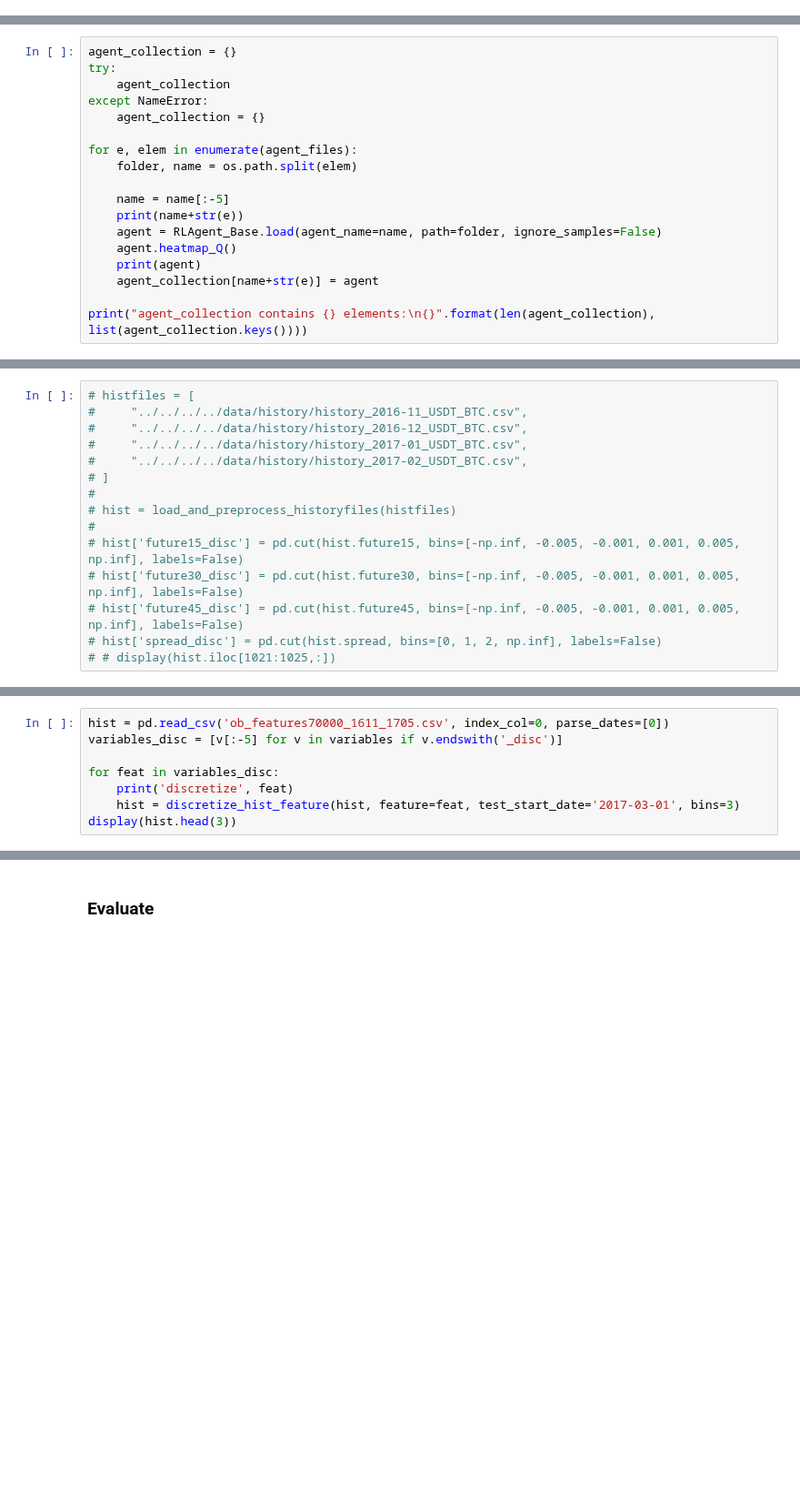
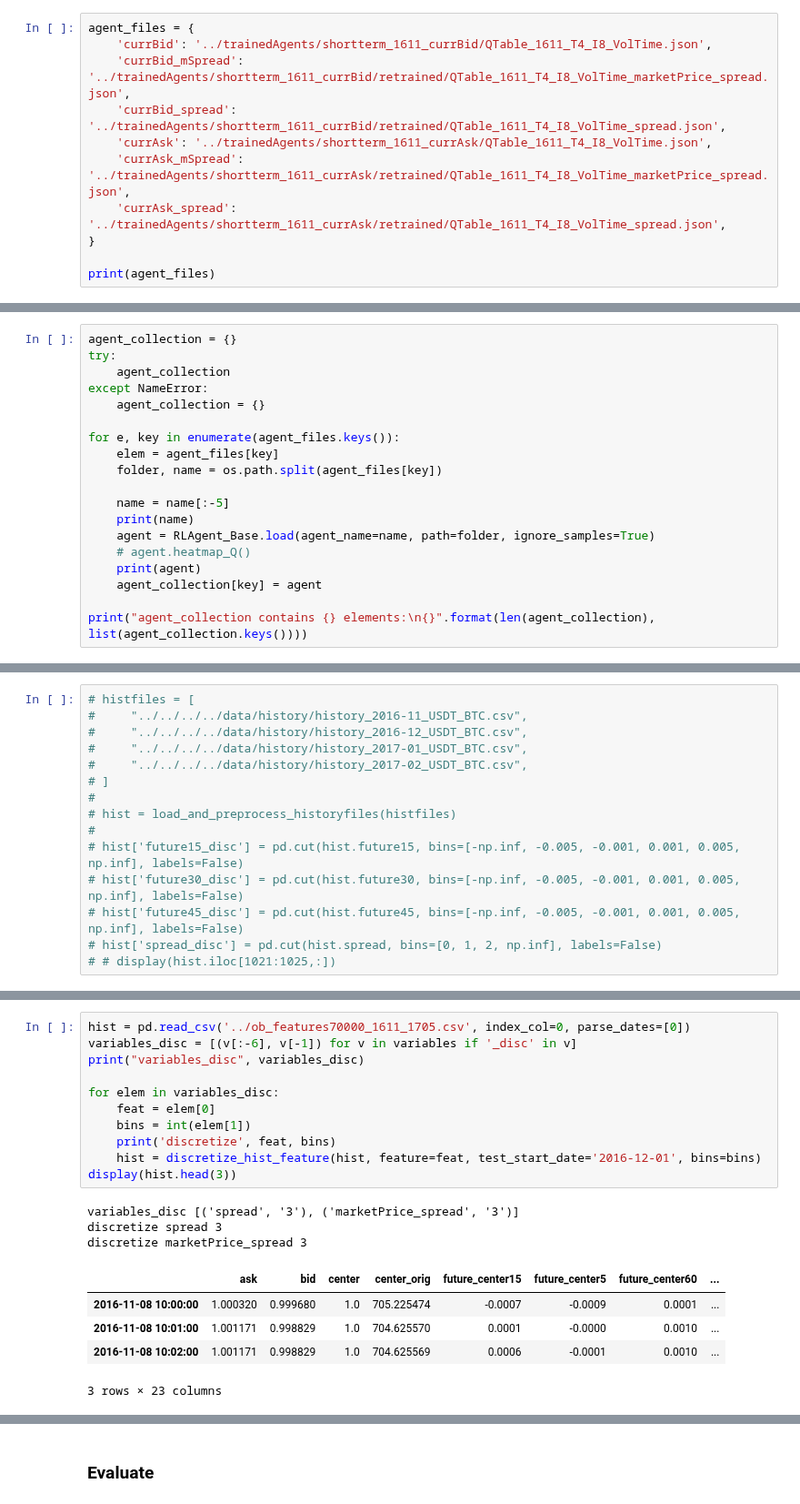
Before and after one commit to axelperschmann/orderbook_agent, a Jupyter notebook: orderbook_agent/notebooks/Thesis_Experiments/1_eval_actionBase_BidAsk.ipynb, the cells around one changed output, grey strips where cells are left out. Shown at 91% size. Drawn from its saved outputs; the diff is of its cells as text; blank space fills up the shorter version.

```diff
--- a/orderbook_agent/notebooks/Thesis_Experiments/1_eval_actionBase_BidAsk.ipynb
+++ b/orderbook_agent/notebooks/Thesis_Experiments/1_eval_actionBase_BidAsk.ipynb
@@ -42,0 +30,11 @@ print(agent_files)
+# %%
+agent_files = {
+    'currBid': '../trainedAgents/shortterm_1611_currBid/QTable_1611_T4_I8_VolTime.json',
+    'currBid_mSpread': '../trainedAgents/shortterm_1611_currBid/retrained/QTable_1611_T4_I8_VolTime_marketPrice_spread.json',
+    'currBid_spread':  '../trainedAgents/shortterm_1611_currBid/retrained/QTable_1611_T4_I8_VolTime_spread.json',
+    'currAsk': '../trainedAgents/shortterm_1611_currAsk/QTable_1611_T4_I8_VolTime.json',
+    'currAsk_mSpread': '../trainedAgents/shortterm_1611_currAsk/retrained/QTable_1611_T4_I8_VolTime_marketPrice_spread.json',
+    'currAsk_spread': '../trainedAgents/shortterm_1611_currAsk/retrained/QTable_1611_T4_I8_VolTime_spread.json',
+}
+
+print(agent_files)
@@ -47,15 +47,16 @@ try:
 except NameError:
     agent_collection = {}
 
-for e, elem in enumerate(agent_files):
-    folder, name = os.path.split(elem)
+for e, key in enumerate(agent_files.keys()):
+    elem = agent_files[key]
+    folder, name = os.path.split(agent_files[key])
 
     name = name[:-5]
-    print(name+str(e))
-    agent = RLAgent_Base.load(agent_name=name, path=folder, ignore_samples=False)
-    agent.heatmap_Q()
+    print(name)
+    agent = RLAgent_Base.load(agent_name=name, path=folder, ignore_samples=True)
+    # agent.heatmap_Q()
     print(agent)
-    agent_collection[name+str(e)] = agent
+    agent_collection[key] = agent
 
 print("agent_collection contains {} elements:\n{}".format(len(agent_collection), list(agent_collection.keys())))
 # %% [output]
@@ -155,9 +112,21 @@ variables
 # %%
-hist = pd.read_csv('ob_features70000_1611_1705.csv', index_col=0, parse_dates=[0])
-variables_disc = [v[:-5] for v in variables if v.endswith('_disc')]
+hist = pd.read_csv('../ob_features70000_1611_1705.csv', index_col=0, parse_dates=[0])
+variables_disc = [(v[:-6], v[-1]) for v in variables if '_disc' in v]
+print("variables_disc", variables_disc)
 
-for feat in variables_disc:
-    print('discretize', feat)
-    hist = discretize_hist_feature(hist, feature=feat, test_start_date='2017-03-01', bins=3)
+for elem in variables_disc:
+    feat = elem[0]
+    bins = int(elem[1])
+    print('discretize', feat, bins)
+    hist = discretize_hist_feature(hist, feature=feat, test_start_date='2016-12-01', bins=bins)
 display(hist.head(3))
+# %% [output]
+variables_disc [('spread', '3'), ('marketPrice_spread', '3')]
+discretize spread 3
+discretize marketPrice_spread 3
+|  | ask | bid | center | center_orig | future_center15 | future_center5 | future_center60 | ... |
+| 2016-11-08 10:00:00 | 1.000320 | 0.999680 | 1.0 | 705.225474 | -0.0007 | -0.0009 | 0.0001 | ... |
+| 2016-11-08 10:01:00 | 1.001171 | 0.998829 | 1.0 | 704.625570 | 0.0001 | -0.0000 | 0.0010 | ... |
+| 2016-11-08 10:02:00 | 1.001171 | 0.998829 | 1.0 | 704.625569 | 0.0006 | -0.0001 | 0.0010 | ... |
+3 rows × 23 columns
 # %%
```
Also changed, not shown: parts of 31 cells of this notebook, 12 other files.
